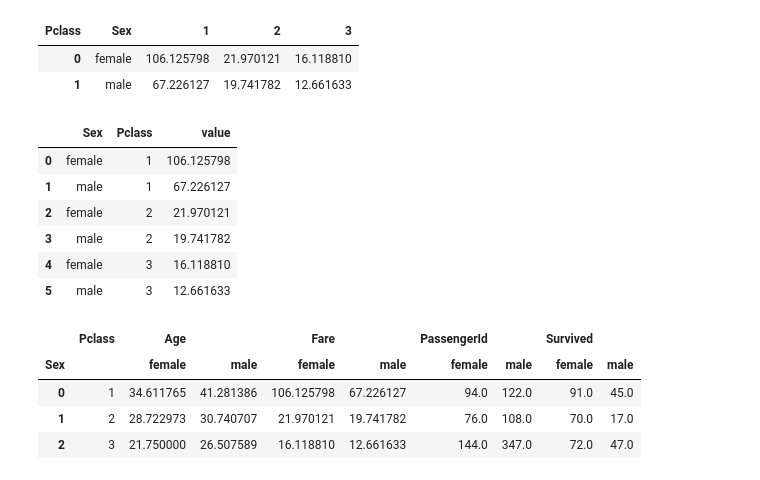
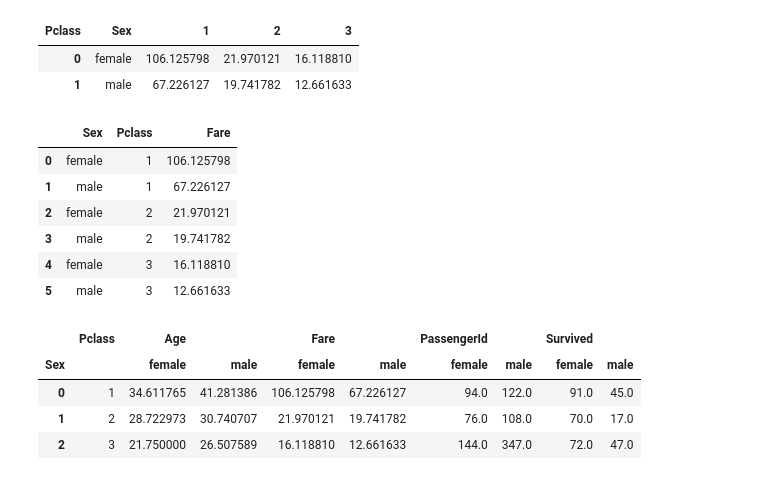
Before and after one commit to diego-eco/curso_python, a Jupyter notebook: ses_05/Ses_05.ipynb, the cells around one changed output. Drawn from its saved outputs; the diff is of its cells as text; code cells hidden in the pictures.

```diff
--- a/ses_05/Ses_05.ipynb
+++ b/ses_05/Ses_05.ipynb
@@ -717,9 +723,9 @@ twide
 | 0 | female | 106.125798 | 21.970121 | 16.118810 |
 | 1 | male | 67.226127 | 19.741782 | 12.661633 |
 # %%
-twide.melt(id_vars=["Sex"])
+twide.melt(id_vars=["Sex"], value_name="Fare")
 # %% [output]
-|  | Sex | Pclass | value |
+|  | Sex | Pclass | Fare |
 | 0 | female | 1 | 106.125798 |
 | 1 | male | 1 | 67.226127 |
 | 2 | female | 2 | 21.970121 |
```
Also changed, not shown: parts of 16 cells of this notebook, 1 other file.
